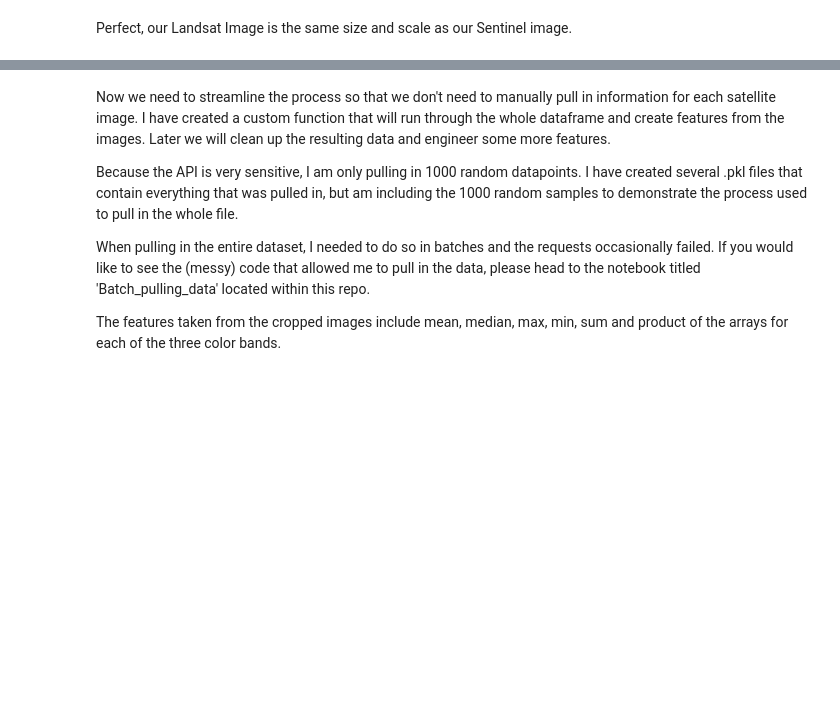
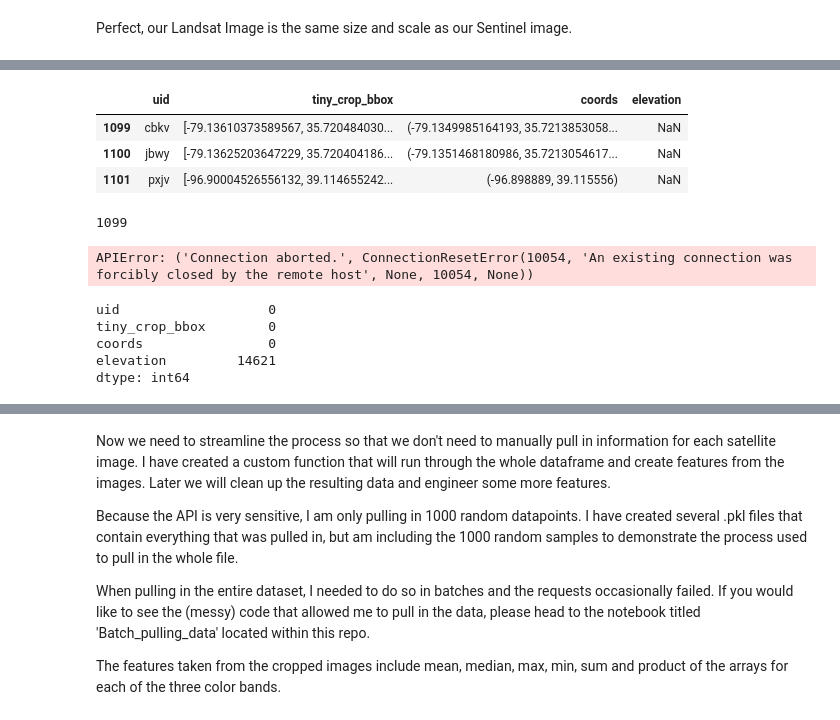
Before and after one commit to mduncan23/Predicting-Harmful-Algal-Blooms, a Jupyter notebook: troubleshoot.ipynb, the cells around one changed output, grey strips where cells are left out. Saved outputs shown, nothing was run; the diff lists cells and outputs as text; code cells hidden in the pictures; blank space fills up the shorter version.

```diff
--- a/troubleshoot.ipynb
+++ b/troubleshoot.ipynb
@@ -1361,0 +1514,51 @@ Perfect, our Landsat Image is the same size and scale as our Sentinel image.
+# %%
+second_elev_pull.head(3)
+# %% [output]
+|  | uid | tiny_crop_bbox | coords | elevation |
+| 1099 | cbkv | [-79.13610373589567, 35.720484030... | (-79.1349985164193, 35.7213853058... | NaN |
+| 1100 | jbwy | [-79.13625203647229, 35.720404186... | (-79.1351468180986, 35.7213054617... | NaN |
+| 1101 | pxjv | [-96.90004526556132, 39.114655242... | (-96.898889, 39.115556) | NaN |
+# %%
+second_elev_pull.iloc[0].name
+# %% [output]
+1099
+# %%
+for index in range(len(second_elev_pull)):
+    catalog = Client.open(
+    "https://planetarycomputer.microsoft.com/api/stac/v1", modifier=pc.sign_inplace
+)
+
+    row = second_elev_pull.iloc[index]
+
+    search = catalog.search(
+    collections=["cop-dem-glo-30"],
+    intersects={"type": "Point", "coordinates": row.coords},
+    )
+    items = list(search.get_items())
+
+
+
+    (minx, miny, maxx, maxy) = row.tiny_crop_bbox
+
+    signed_asset = pc.sign(items[0].assets["data"])
+    data = (
+        rioxarray.open_rasterio(signed_asset.href).rio.clip_box(
+            minx=minx,
+            miny=miny,
+            maxx=maxx,
+            maxy=maxy,
+            crs="EPSG:4326",
+        )
+        )
+
+    elev_train['elevation'].loc[row.name] = data.to_numpy().mean()
+# %% [output]
+APIError: ('Connection aborted.', ConnectionResetError(10054, 'An existing connection was forcibly closed by the remote host', None, 10054, None))
+# %%
+elev_train.isna().sum()
+# %% [output]
+uid                   0
+tiny_crop_bbox        0
+coords                0
+elevation         14621
+dtype: int64
```
Also changed, not shown: parts of 53 cells of this notebook, 1 other file.
